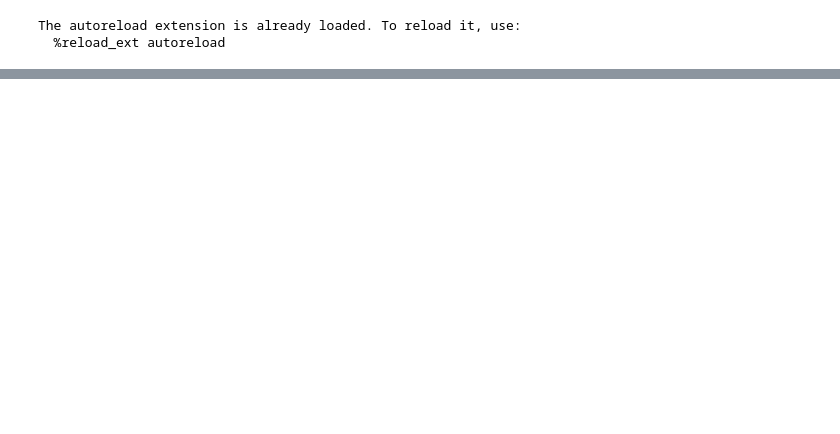
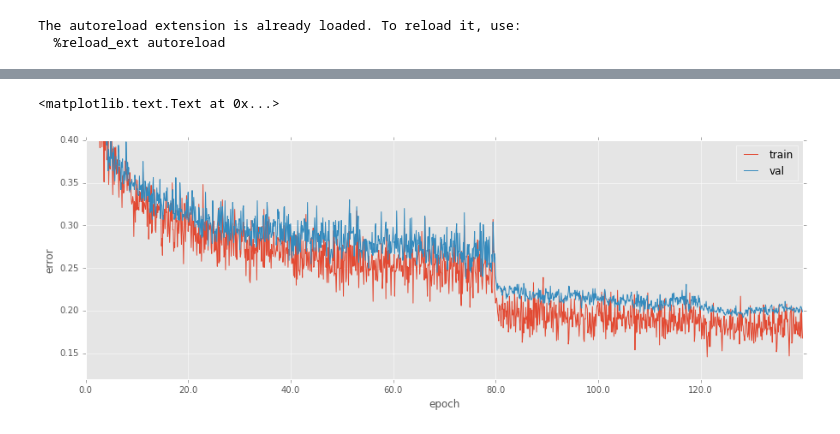
Before and after one commit to KEVINLEE315/deep-residual-networks-pyfunt, a Jupyter notebook: ResNet.ipynb, the cells around one changed output, grey strips where cells are left out. Cells and saved outputs as stored; diff of their text form; code cells hidden in the pictures; blank space fills up the shorter version.

```diff
--- a/ResNet.ipynb
+++ b/ResNet.ipynb
@@ -221,0 +189,25 @@ Training for 20 epochs, or 100 iterations.
+# %%
+
+train_err_history = 1 - np.array(solver.train_acc_history)
+val_err_history = 1 - np.array(solver.val_acc_history)
+
+mask = np.array(range(len(val_err_history))[::11]) #remove unwanted checks
+
+train_err_history = np.delete(train_err_history, mask)
+val_err_history = np.delete(val_err_history, mask)
+
+
+
+# df.plot(subplots=True, layout=(2, 3), figsize=(6, 6), sharex=False);
+ts = pd.DataFrame(zip(train_err_history, val_err_history), columns=['train', 'val'])
+
+ax = ts.plot()
+#ax.set_xlim(pd.Timestamp('2015-02-15'), pd.Timestamp('2015-07-01'))
+ax.set_ylim(0.12, 0.4)
+ticks = ax.get_xticks()/10.
+ax.set_xticklabels(ticks)
+plt.ylabel('error')
+plt.xlabel('epoch')
+# %% [output]
+<matplotlib.text.Text at 0x...>
+[figure, added]
```
Also changed, not shown: parts of 22 cells of this notebook.
